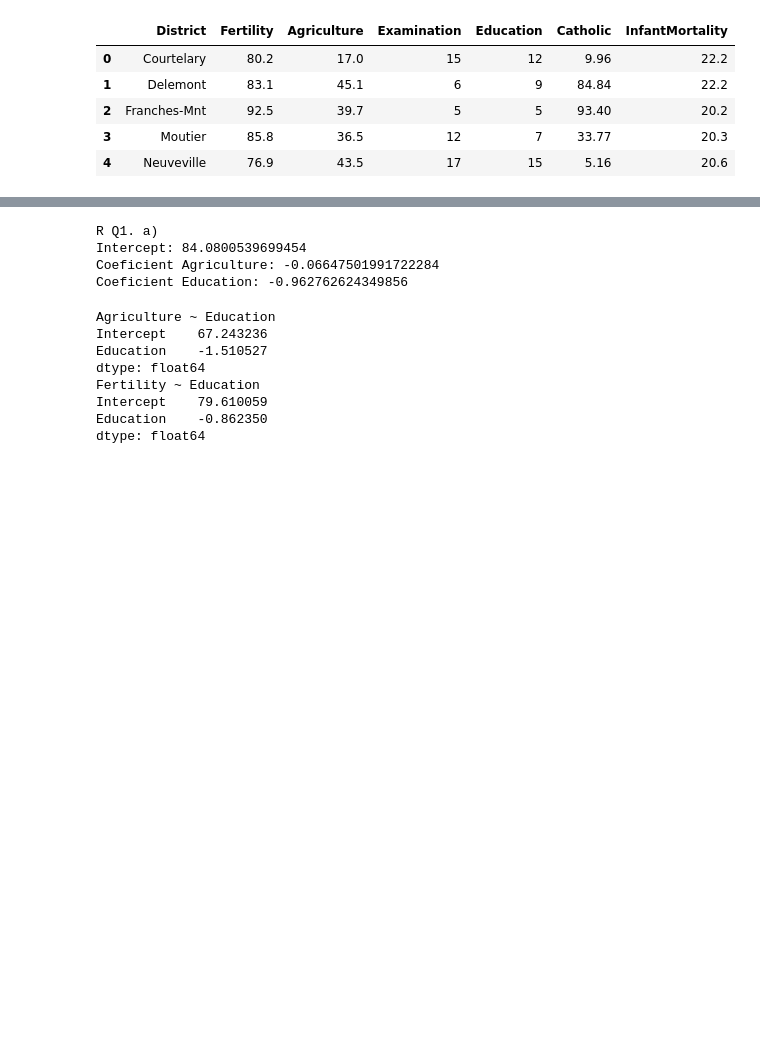
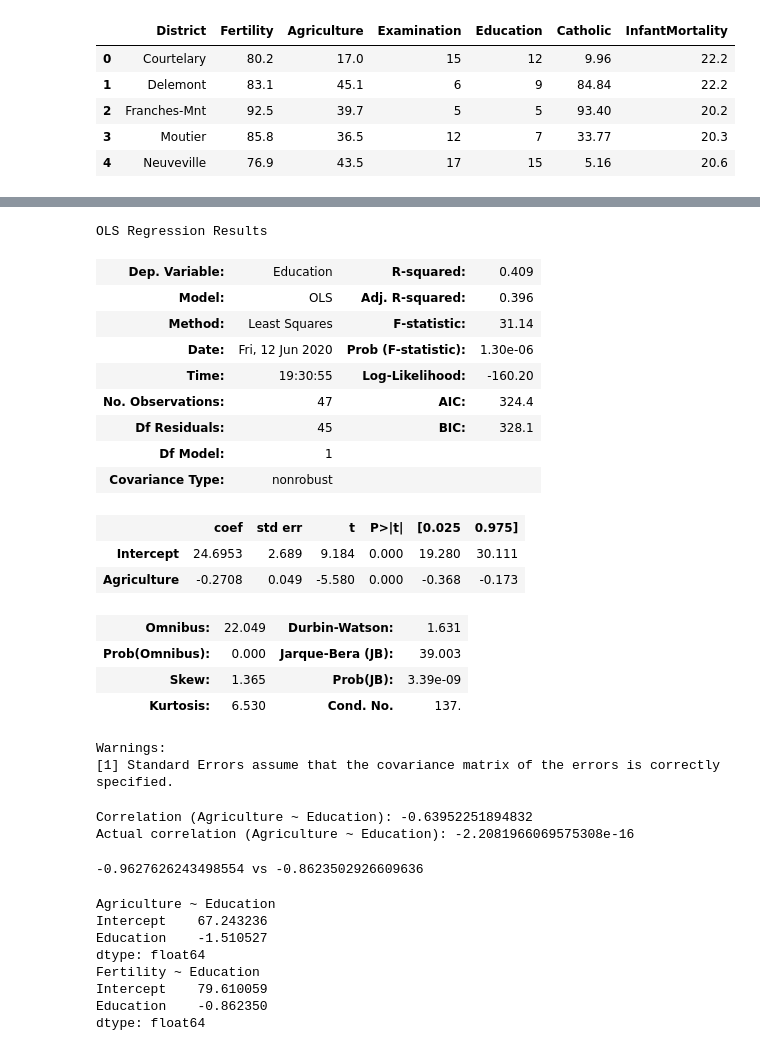
Before and after one commit to a3drian/isml, a Jupyter notebook: Lab9/cap8-Manghiuc_Teodor-Adrian-382.ipynb, the cells around one changed output, grey strips where cells are left out. Saved outputs shown, nothing was run; the diff lists cells and outputs as text; code cells hidden in the pictures; blank space fills up the shorter version.

```diff
--- a/Lab9/cap8-Manghiuc_Teodor-Adrian-382.ipynb
+++ b/Lab9/cap8-Manghiuc_Teodor-Adrian-382.ipynb
@@ -55,16 +104,3 @@ OLS Regression Results
 | Kurtosis: | 2.195 | Cond. No. | 234. |
 Warnings:
 [1] Standard Errors assume that the covariance matrix of the errors is correctly specified.
-# %%
-print(f'R Q1. a)')
-
-intercept = lm_a.params[0]
-print(f'Intercept: {intercept}')
-
-print(f'Coeficient Agriculture: {lm_a.params[1]}')
-print(f'Coeficient Education: {lm_a.params[2]}')
-# %% [output]
-R Q1. a)
-Intercept: 84.0800539699454
-Coeficient Agriculture: -0.06647501991722284
-Coeficient Education: -0.962762624349856
@@ -70,0 +111,23 @@ Coeficient Education: -0.962762624349856
+# %%
+lm_b = smf.ols(formula='Education ~ Agriculture', data=swiss).fit()
+lm_b.summary()
+# %% [output]
+OLS Regression Results
+| Dep. Variable: | Education | R-squared: | 0.409 |
+| Model: | OLS | Adj. R-squared: | 0.396 |
+| Method: | Least Squares | F-statistic: | 31.14 |
+| Date: | Fri, 12 Jun 2020 | Prob (F-statistic): | 1.30e-06 |
+| Time: | 19:30:55 | Log-Likelihood: | -160.20 |
+| No. Observations: | 47 | AIC: | 324.4 |
+| Df Residuals: | 45 | BIC: | 328.1 |
+| Df Model: | 1 |  |  |
+| Covariance Type: | nonrobust |  |  |
+|  | coef | std err | t | P>|t| | [0.025 | 0.975] |
+| Intercept | 24.6953 | 2.689 | 9.184 | 0.000 | 19.280 | 30.111 |
+| Agriculture | -0.2708 | 0.049 | -5.580 | 0.000 | -0.368 | -0.173 |
+| Omnibus: | 22.049 | Durbin-Watson: | 1.631 |
+| Prob(Omnibus): | 0.000 | Jarque-Bera (JB): | 39.003 |
+| Skew: | 1.365 | Prob(JB): | 3.39e-09 |
+| Kurtosis: | 6.530 | Cond. No. | 137. |
+Warnings:
+[1] Standard Errors assume that the covariance matrix of the errors is correctly specified.
@@ -71,3 +141,16 @@ Coeficient Education: -0.962762624349856
+# %%
+print(f'Correlation (Agriculture ~ Education): {corr}')
+print(f'Actual correlation (Agriculture ~ Education): {corr_actual}')
+# %% [output]
+Correlation (Agriculture ~ Education): -0.63952251894832
+Actual correlation (Agriculture ~ Education): -2.2081966069575308e-16
+# %%
+lm_c = smf.ols(formula='Fertility ~ Education', data=swiss_copy).fit()
+lm_d = smf.ols(formula='Fertility ~ Education', data=swiss).fit()
+
+print(f'{lm_c.params[1]} vs {lm_d.params[1]}')
+# %% [output]
+-0.9627626243498554 vs -0.8623502926609636
 # %%
 x1 = 'Agriculture'
 x2 = 'Education'
```
Also changed, not shown: parts of 22 cells of this notebook, 5 other files.
